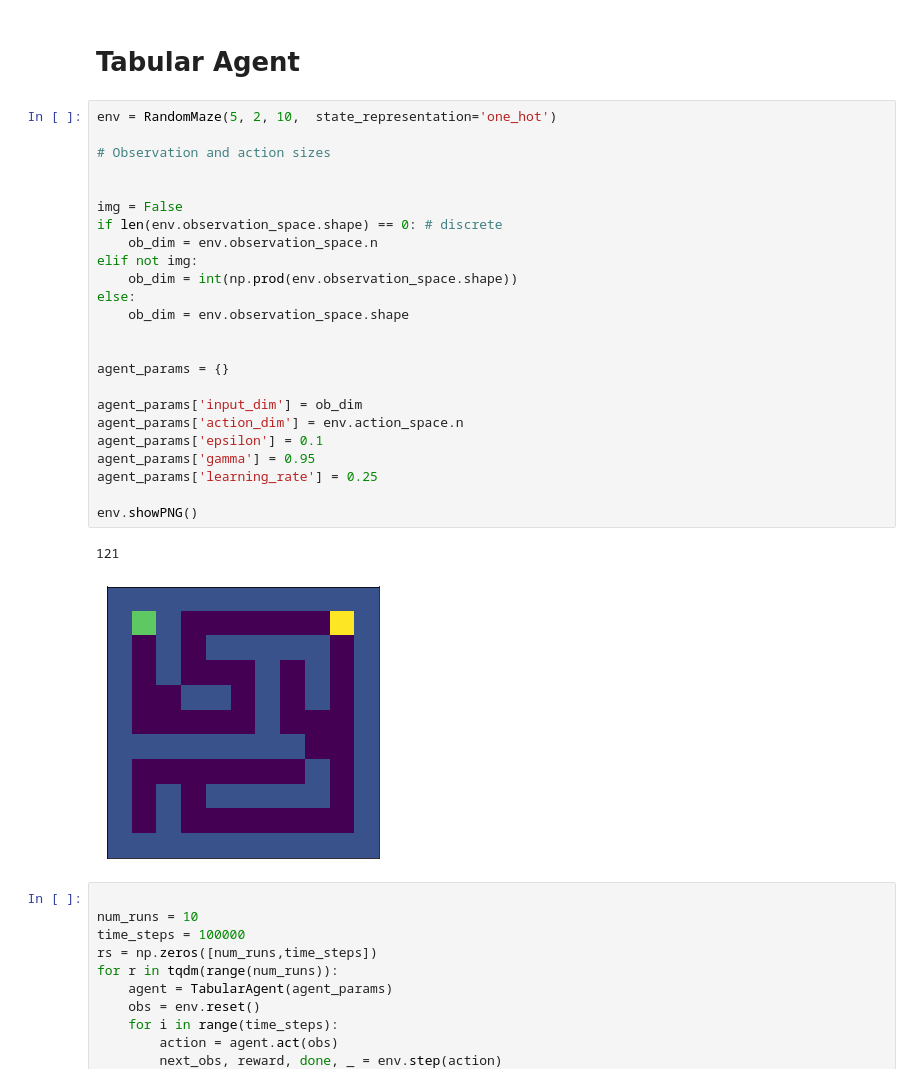
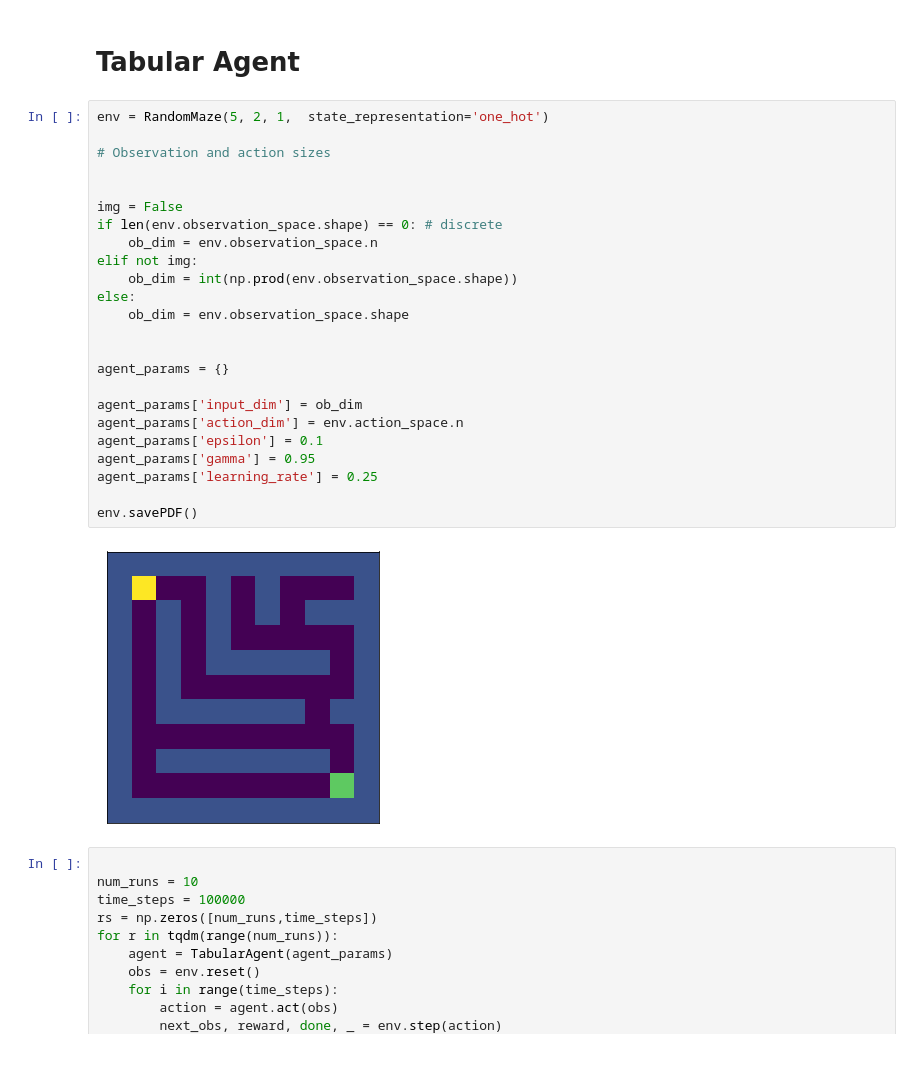
Before and after one commit to RevanMacQueen/DRQN, a Jupyter notebook: test_tabular.ipynb, the cells around one changed output. Cells and saved outputs as stored; diff of their text form.

```diff
--- a/test_tabular.ipynb
+++ b/test_tabular.ipynb
@@ -17,32 +17,31 @@ from envs.random_maze import RandomMaze
 # %% [markdown]
 # Tabular Agent
 # %%
-env = RandomMaze(5, 2, 10,  state_representation='one_hot')
+env = RandomMaze(5, 2, 1,  state_representation='one_hot')
 
 # Observation and action sizes
 
 
 img = False
 if len(env.observation_space.shape) == 0: # discrete
     ob_dim = env.observation_space.n
 elif not img:
     ob_dim = int(np.prod(env.observation_space.shape))
 else:
     ob_dim = env.observation_space.shape
 
 
 agent_params = {}
 
 agent_params['input_dim'] = ob_dim
 agent_params['action_dim'] = env.action_space.n
 agent_params['epsilon'] = 0.1
 agent_params['gamma'] = 0.95
 agent_params['learning_rate'] = 0.25
 
-env.showPNG()
+env.savePDF()
 # %% [output]
-121
-[figure, old version]
+[figure, new version]
 # %%
 
 num_runs = 10
```
Also changed, not shown: 8 other files.
